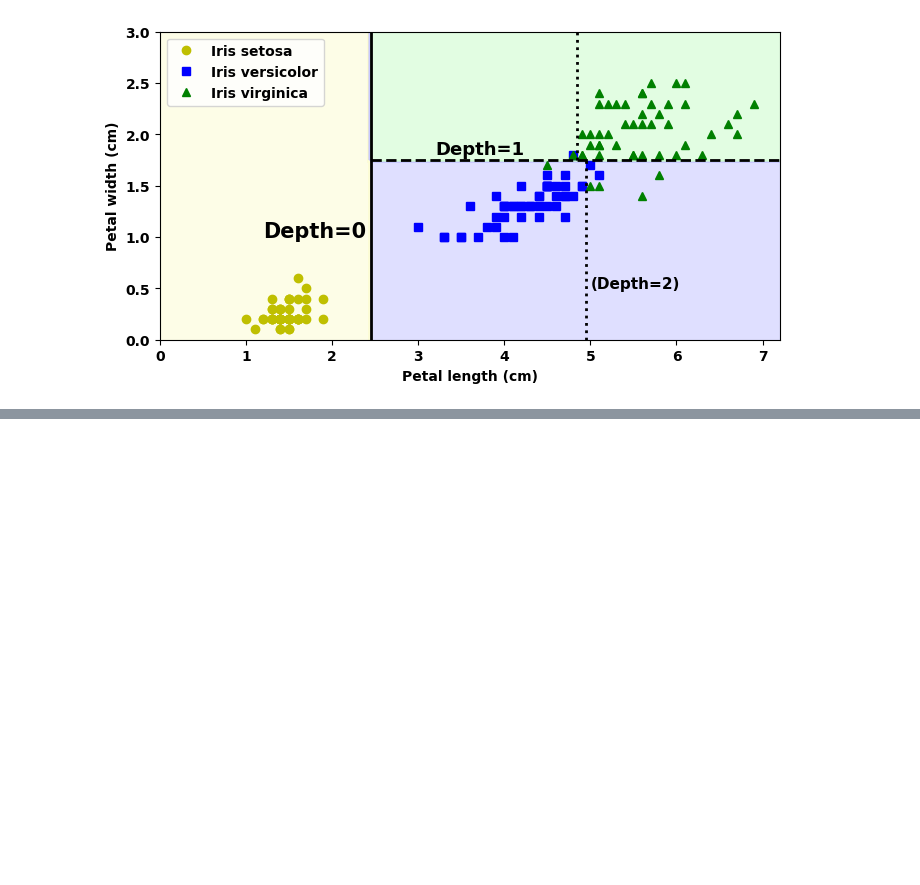
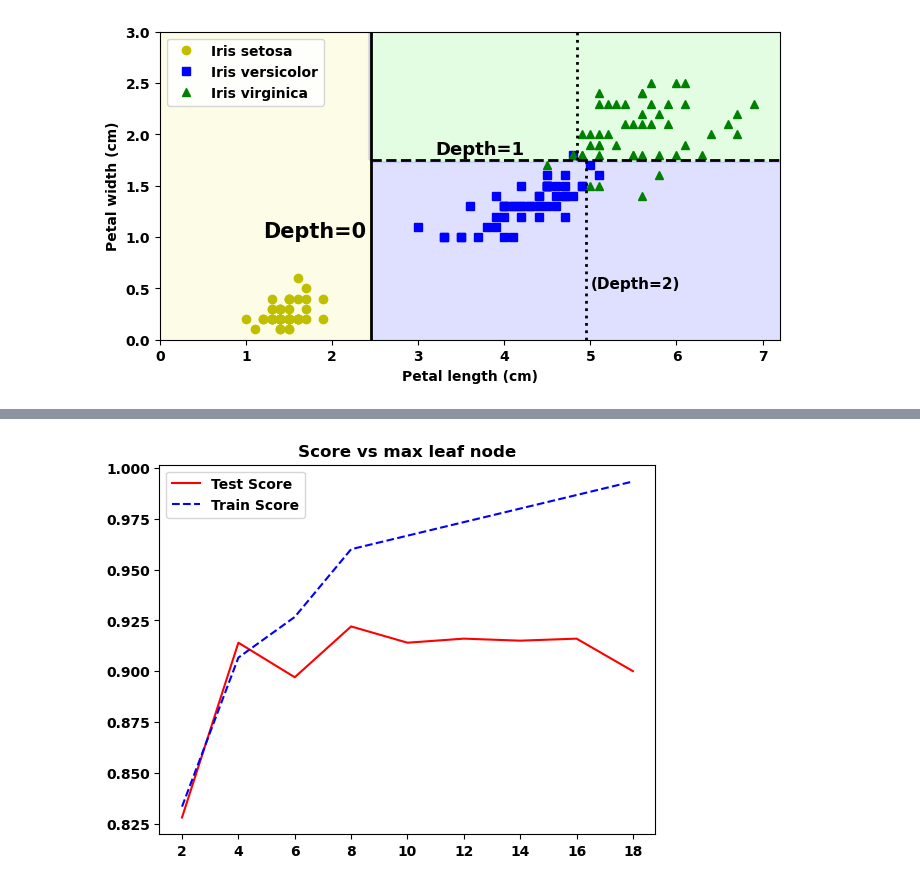
Before and after one commit to sayedgamal99/Data-Science, a Jupyter notebook: Educational/Hands-On-Machine-Learning/CH6 Decision Trees/notebook.ipynb, the cells around one changed output, grey strips where cells are left out. Saved outputs shown, nothing was run; the diff lists cells and outputs as text; code cells hidden in the pictures; blank space fills up the shorter version.

```diff
--- a/Educational/Hands-On-Machine-Learning/CH6 Decision Trees/notebook.ipynb
+++ b/Educational/Hands-On-Machine-Learning/CH6 Decision Trees/notebook.ipynb
@@ -126,0 +129,9 @@ plt.show()
+# %%
+from sklearn.datasets import make_moons
+
+X, y = make_moons(150, noise=.2, random_state=42)
+tree1 = DecisionTreeClassifier(random_state=42)
+tree2 = DecisionTreeClassifier(min_samples_leaf=5, random_state=42)
+
+tree1.fit(X, y)
+tree2.fit(X, y)
@@ -126,0 +142,2 @@ plt.show()
+# %%
+X_test, y_test = make_moons(1000, noise=.2, random_state=43)
@@ -126,0 +158,15 @@ plt.show()
+# %%
+train_scores, scores, nn = [], [], 20
+for n in range(2, nn, 2):
+    tree3 = DecisionTreeClassifier(max_leaf_nodes=n, random_state=32)
+    tree3.fit(X, y)
+    scores.append(tree3.score(X_test, y_test))
+    train_scores.append(tree3.score(X, y))
+
+plt.plot(range(2, nn, 2), scores, 'r-', label='Test Score')
+plt.plot(range(2, nn, 2), train_scores, 'b--', label='Train Score')
+plt.legend()
+plt.title('Score vs max leaf node')
+plt.show()
+# %% [output]
+[figure, added]
```
Also changed, not shown: parts of 24 cells of this notebook.
